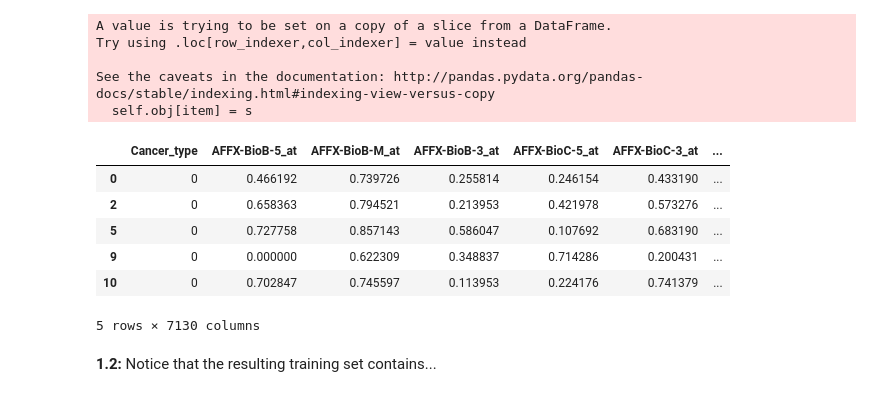
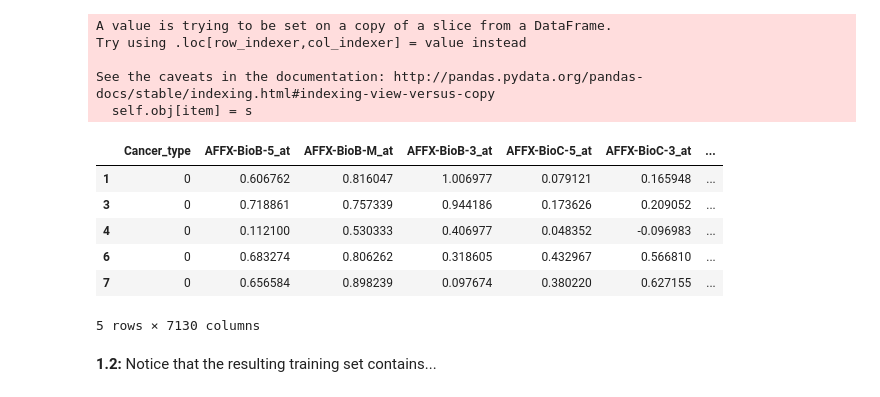
Before and after one commit to tmaounis/cs109a_hw5, a Jupyter notebook: cs109a_hw5_109.ipynb, the cells around one changed output. Saved outputs shown, nothing was run; the diff lists cells and outputs as text; code cells hidden in the pictures.

```diff
--- a/cs109a_hw5_109.ipynb
+++ b/cs109a_hw5_109.ipynb
@@ -127,14 +127,14 @@ Try using .loc[row_indexer,col_indexer] = value instead
 See the caveats in the documentation: http://pandas.pydata.org/pandas-docs/stable/indexing.html#indexing-view-versus-copy
   self.obj[item] = s
 # %%
-data_train.head()
+data_test.head()
 # %% [output]
 |  | Cancer_type | AFFX-BioB-5_at | AFFX-BioB-M_at | AFFX-BioB-3_at | AFFX-BioC-5_at | AFFX-BioC-3_at | ... |
-| 0 | 0 | 0.466192 | 0.739726 | 0.255814 | 0.246154 | 0.433190 | ... |
-| 2 | 0 | 0.658363 | 0.794521 | 0.213953 | 0.421978 | 0.573276 | ... |
-| 5 | 0 | 0.727758 | 0.857143 | 0.586047 | 0.107692 | 0.683190 | ... |
-| 9 | 0 | 0.000000 | 0.622309 | 0.348837 | 0.714286 | 0.200431 | ... |
-| 10 | 0 | 0.702847 | 0.745597 | 0.113953 | 0.224176 | 0.741379 | ... |
+| 1 | 0 | 0.606762 | 0.816047 | 1.006977 | 0.079121 | 0.165948 | ... |
+| 3 | 0 | 0.718861 | 0.757339 | 0.944186 | 0.173626 | 0.209052 | ... |
+| 4 | 0 | 0.112100 | 0.530333 | 0.406977 | 0.048352 | -0.096983 | ... |
+| 6 | 0 | 0.683274 | 0.806262 | 0.318605 | 0.432967 | 0.566810 | ... |
+| 7 | 0 | 0.656584 | 0.898239 | 0.097674 | 0.380220 | 0.627155 | ... |
 5 rows × 7130 columns
 # %% [markdown]
 **1.2:** Notice that the resulting training set contains...
```
Also changed, not shown: parts of 6 cells of this notebook.
